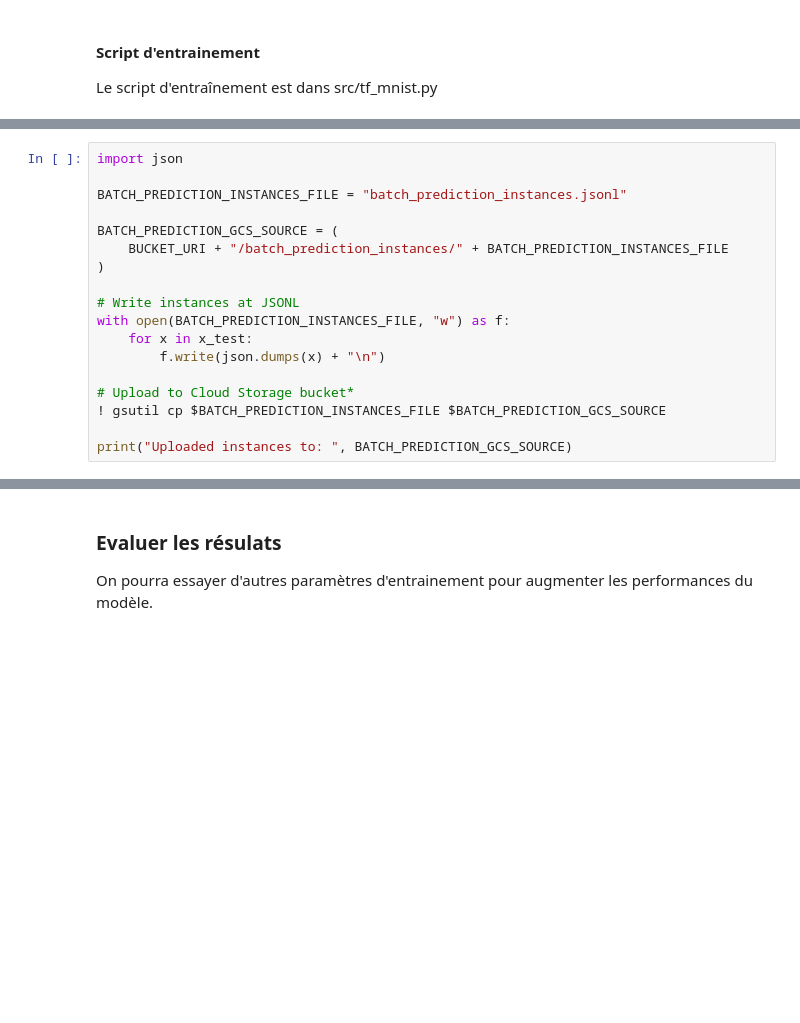
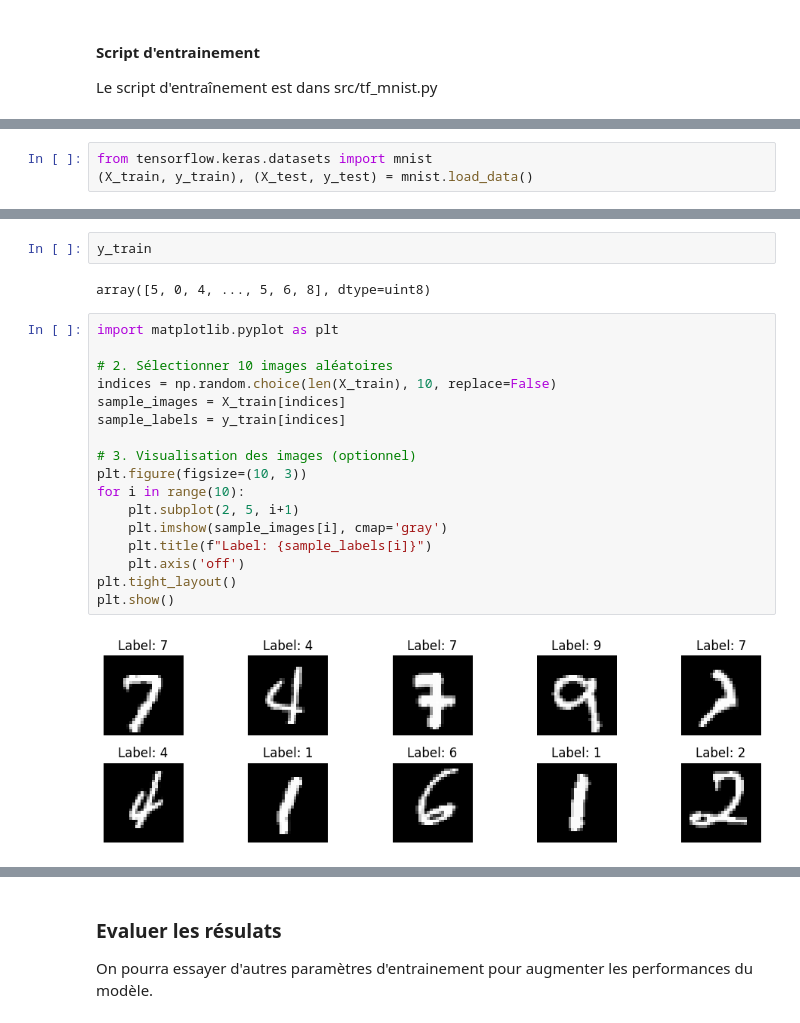
Before and after one commit to plpv/mlops-azure-course, a Jupyter notebook: labs/2_deploy-model_azure/batch_and_streaming_inference-endpoint.ipynb, the cells around one changed output, grey strips where cells are left out. Cells and saved outputs as stored; diff of their text form; blank space fills up the shorter version.

Commit message:
batch deploy + evaluation

```diff
--- a/labs/2_deploy-model_azure/batch_and_streaming_inference-endpoint.ipynb
+++ b/labs/2_deploy-model_azure/batch_and_streaming_inference-endpoint.ipynb
@@ -252,18 +88,0 @@ Pour plus d'information : https://cloud.google.com/vertex-ai/docs/predictions/ba
-# %%
-import json
-
-BATCH_PREDICTION_INSTANCES_FILE = "batch_prediction_instances.jsonl"
-
-BATCH_PREDICTION_GCS_SOURCE = (
-    BUCKET_URI + "/batch_prediction_instances/" + BATCH_PREDICTION_INSTANCES_FILE
-)
-
-# Write instances at JSONL
-with open(BATCH_PREDICTION_INSTANCES_FILE, "w") as f:
-    for x in x_test:
-        f.write(json.dumps(x) + "\n")
-
-# Upload to Cloud Storage bucket*
-! gsutil cp $BATCH_PREDICTION_INSTANCES_FILE $BATCH_PREDICTION_GCS_SOURCE
-
-print("Uploaded instances to: ", BATCH_PREDICTION_GCS_SOURCE)
@@ -404,0 +131,3 @@ for results_file in results_files:
+# %%
+from tensorflow.keras.datasets import mnist
+(X_train, y_train), (X_test, y_test) = mnist.load_data()
@@ -404,0 +173,23 @@ for results_file in results_files:
+# %%
+y_train
+# %% [output]
+array([5, 0, 4, ..., 5, 6, 8], dtype=uint8)
+# %%
+import matplotlib.pyplot as plt
+
+# 2. Sélectionner 10 images aléatoires
+indices = np.random.choice(len(X_train), 10, replace=False)
+sample_images = X_train[indices]
+sample_labels = y_train[indices]
+
+# 3. Visualisation des images (optionnel)
+plt.figure(figsize=(10, 3))
+for i in range(10):
+    plt.subplot(2, 5, i+1)
+    plt.imshow(sample_images[i], cmap='gray')
+    plt.title(f"Label: {sample_labels[i]}")
+    plt.axis('off')
+plt.tight_layout()
+plt.show()
+# %% [output]
+[figure, added]
```
Also changed, not shown: parts of 112 cells of this notebook, 14 other files.
